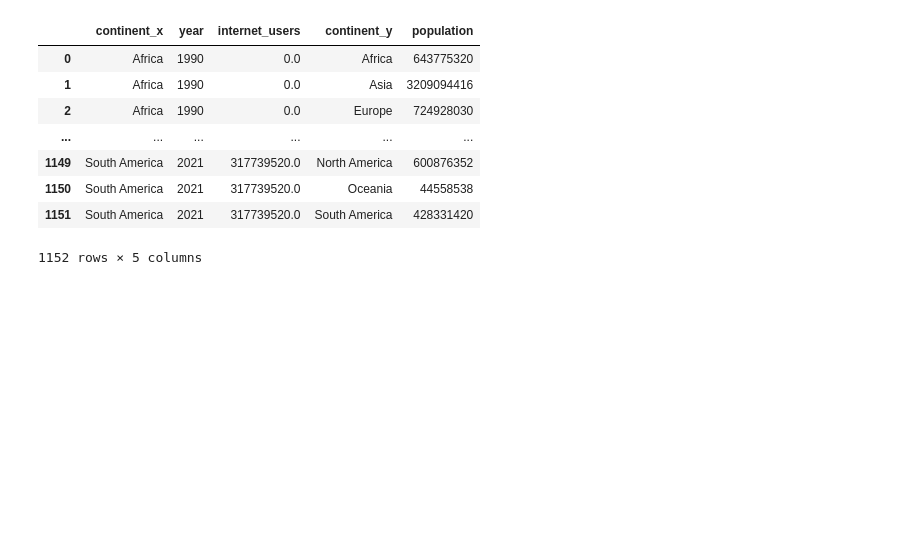
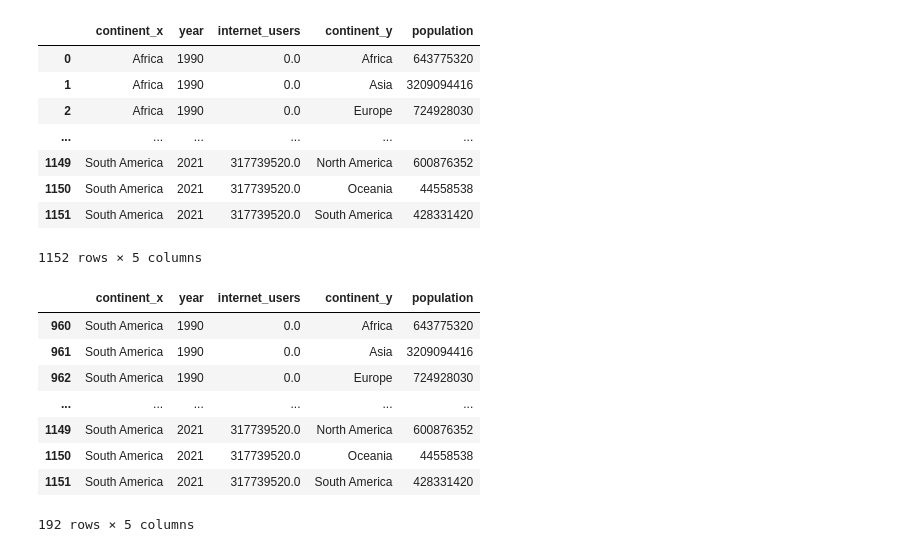
Before and after one commit to Gustavo-Michael/Mineria_178318, a Jupyter notebook: world_connected_project.ipynb, the cells around one changed output. Saved outputs shown, nothing was run; the diff lists cells and outputs as text; code cells hidden in the pictures; blank space fills up the shorter version.

```diff
--- a/world_connected_project.ipynb
+++ b/world_connected_project.ipynb
@@ -270,3 +267,16 @@ df_continent
 | 1150 | South America | 2021 | 317739520.0 | Oceania | 44558538 |
 | 1151 | South America | 2021 | 317739520.0 | South America | 428331420 |
 1152 rows × 5 columns
+# %%
+df_south = df_continent.query('continent_x == "South America"')
+df_south
+# %% [output]
+|  | continent_x | year | internet_users | continent_y | population |
+| 960 | South America | 1990 | 0.0 | Africa | 643775320 |
+| 961 | South America | 1990 | 0.0 | Asia | 3209094416 |
+| 962 | South America | 1990 | 0.0 | Europe | 724928030 |
+| ... | ... | ... | ... | ... | ... |
+| 1149 | South America | 2021 | 317739520.0 | North America | 600876352 |
+| 1150 | South America | 2021 | 317739520.0 | Oceania | 44558538 |
+| 1151 | South America | 2021 | 317739520.0 | South America | 428331420 |
+192 rows × 5 columns
```
Also changed, not shown: parts of 2 cells of this notebook.
